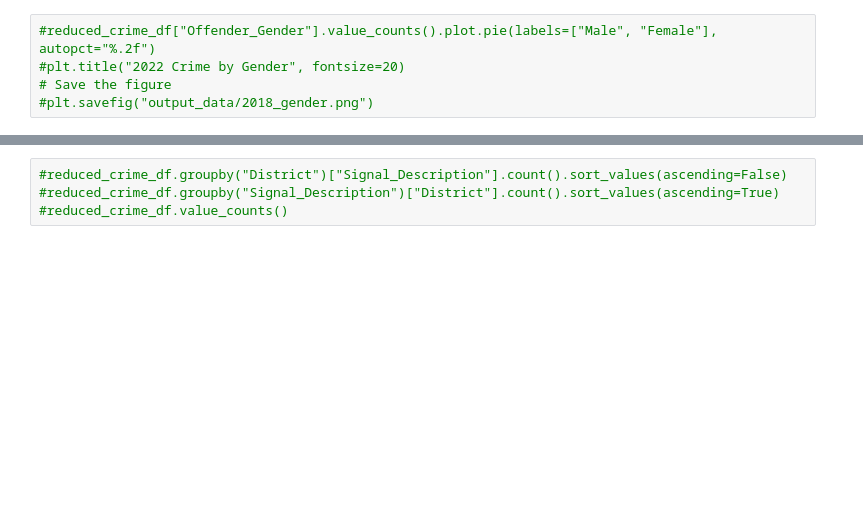
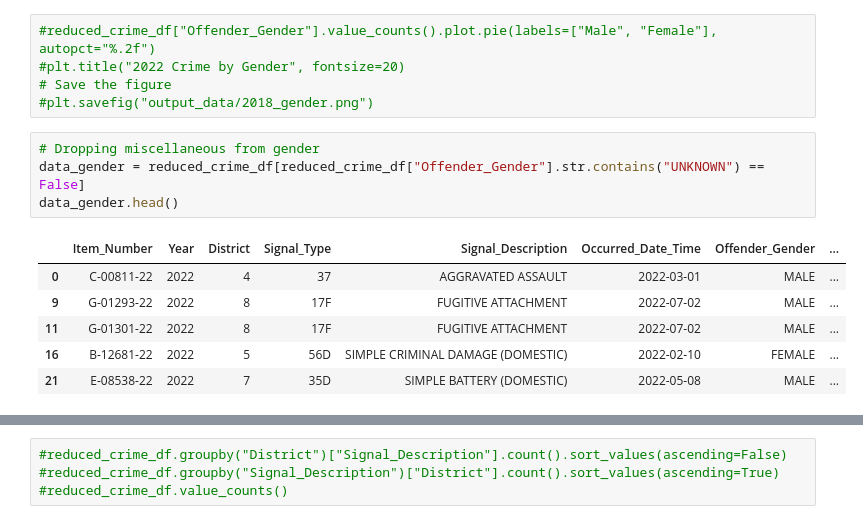
Before and after one commit to todd-petruska/Group_Project_1, a Jupyter notebook: crime_2022_final.ipynb, the cells around one changed output, grey strips where cells are left out. Saved outputs shown, nothing was run; the diff lists cells and outputs as text; blank space fills up the shorter version.

```diff
--- a/crime_2022_final.ipynb
+++ b/crime_2022_final.ipynb
@@ -328,3 +328,14 @@ plt.savefig("output_data/2022_district.png")
 #plt.title("2022 Crime by Gender", fontsize=20)
 # Save the figure
 #plt.savefig("output_data/2018_gender.png")
+# %%
+# Dropping miscellaneous from gender
+data_gender = reduced_crime_df[reduced_crime_df["Offender_Gender"].str.contains("UNKNOWN") == False]
+data_gender.head()
+# %% [output]
+|  | Item_Number | Year | District | Signal_Type | Signal_Description | Occurred_Date_Time | Offender_Gender | ... |
+| 0 | C-00811-22 | 2022 | 4 | 37 | AGGRAVATED ASSAULT | 2022-03-01 | MALE | ... |
+| 9 | G-01293-22 | 2022 | 8 | 17F | FUGITIVE ATTACHMENT | 2022-07-02 | MALE | ... |
+| 11 | G-01301-22 | 2022 | 8 | 17F | FUGITIVE ATTACHMENT | 2022-07-02 | MALE | ... |
+| 16 | B-12681-22 | 2022 | 5 | 56D | SIMPLE CRIMINAL DAMAGE (DOMESTIC) | 2022-02-10 | FEMALE | ... |
+| 21 | E-08538-22 | 2022 | 7 | 35D | SIMPLE BATTERY (DOMESTIC) | 2022-05-08 | MALE | ... |
```
Also changed, not shown: parts of 2 cells of this notebook, 15 other files.
